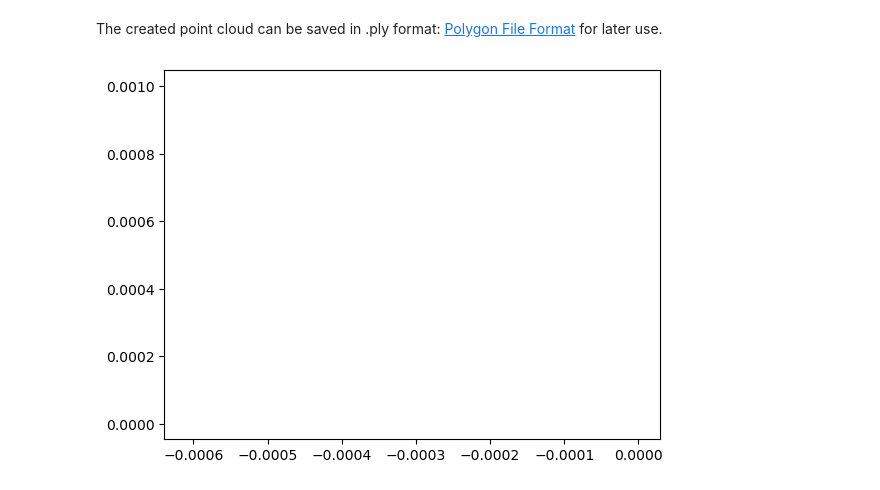
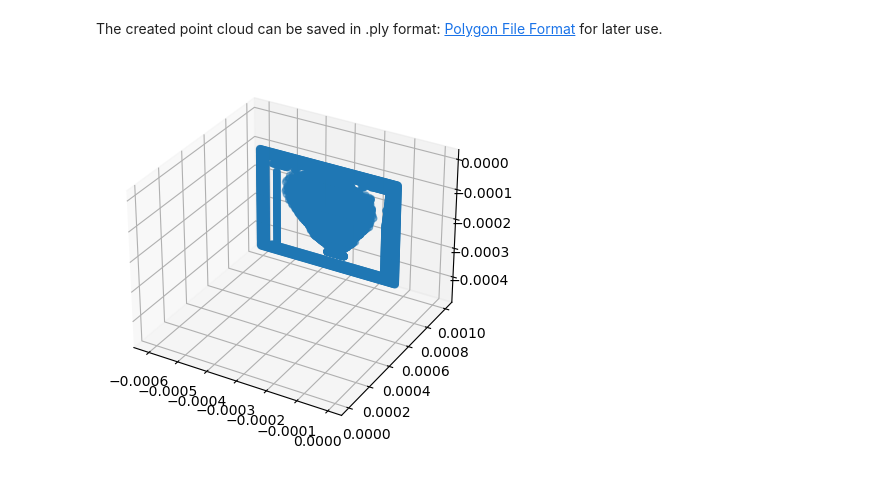
Before and after one commit to SARY7/robotic-software, a Jupyter notebook: perception/tutorial_projects/pointcloud_from_rgbd_open3d.ipynb, the cells around one changed output. Drawn from its saved outputs; the diff is of its cells as text; code cells hidden in the pictures.

```diff
--- a/perception/tutorial_projects/pointcloud_from_rgbd_open3d.ipynb
+++ b/perception/tutorial_projects/pointcloud_from_rgbd_open3d.ipynb
@@ -37,11 +37,13 @@ The created point cloud can be saved in .ply format: [Polygon File Format](http:
 # %%
 pointcld_ply = o3d.io.write_point_cloud("pointcld_ply.ply", pointcld)
 
+# read .ply file and convert it to a numpy array
 pointcld_o3d = o3d.io.read_point_cloud("pointcld_ply.ply")
 pointcld_np = np.asarray(pointcld_o3d.points)
 
-fig, ax = plt.subplot(subplot_kw={"projection": "3d"})
+#plotting
+fig, ax = plt.subplots(subplot_kw={"projection": "3d"})
 ax.scatter(pointcld_np[:, 0], pointcld_np[:, 2], pointcld_np[:, 1])
 plt.show()
 # %% [output]
-[figure, old version]
+[figure, new version]
```
